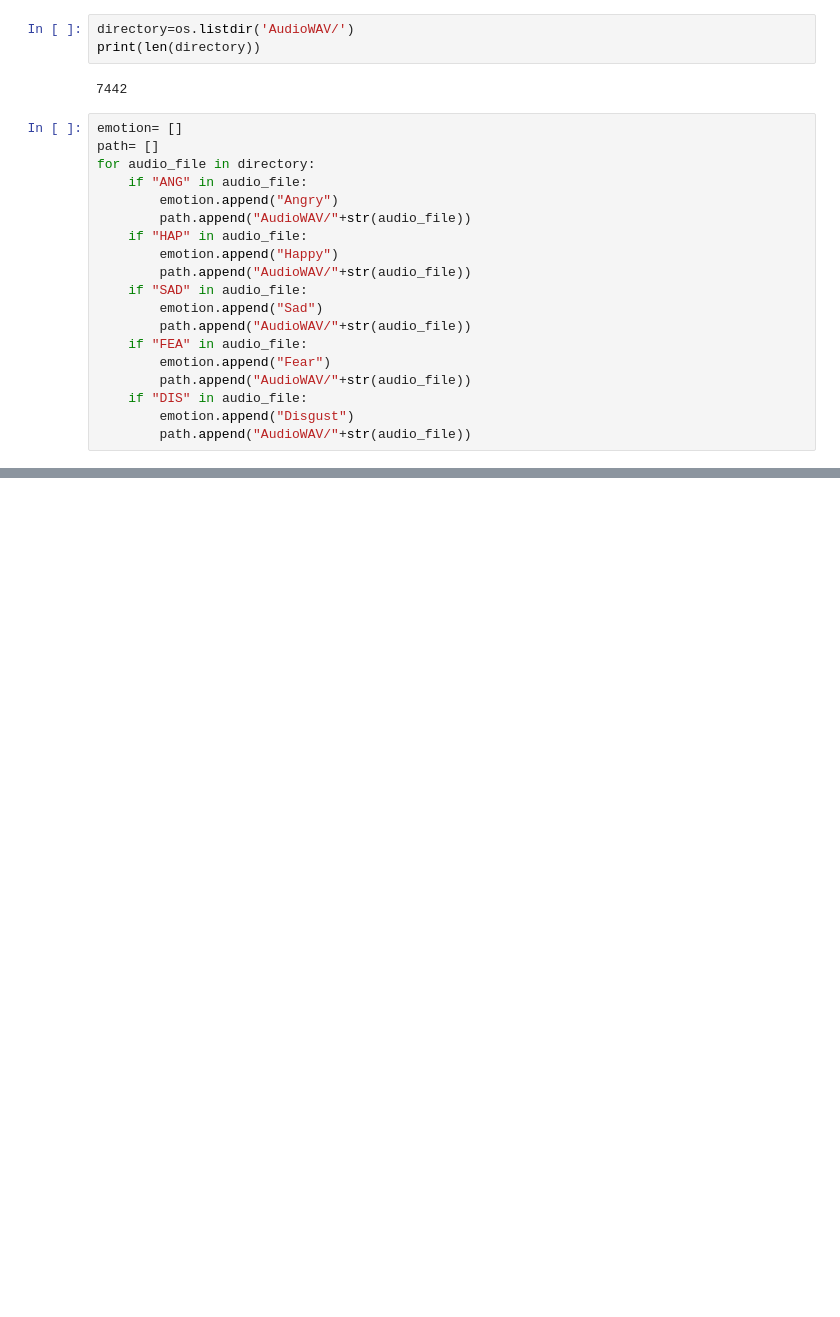
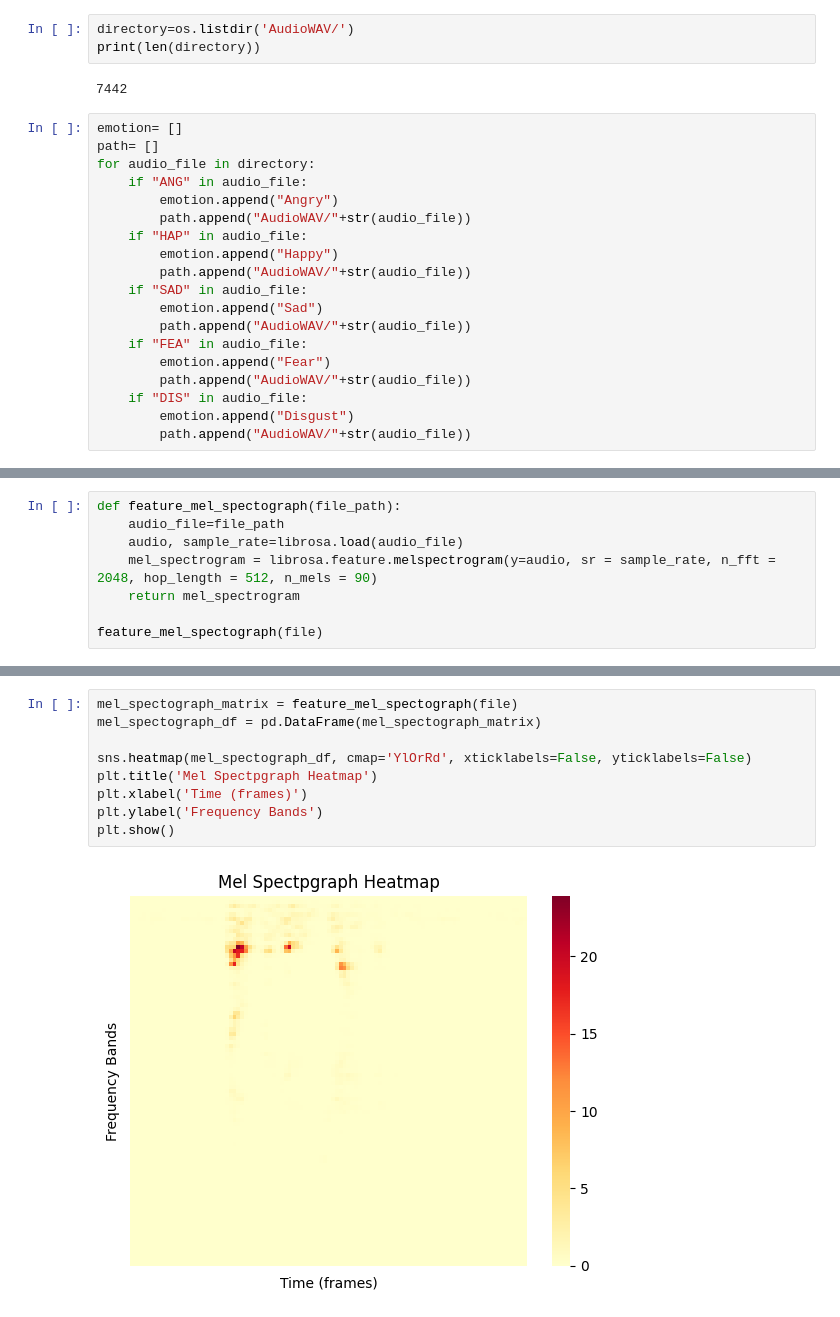
Before and after one commit to prempatell/Audio-Emotion-Detection, a Jupyter notebook: Audio Sentiment Analysis/preprocess.ipynb, the cells around one changed output, grey strips where cells are left out. Drawn from its saved outputs; the diff is of its cells as text; blank space fills up the shorter version.

```diff
--- a/Audio Sentiment Analysis/preprocess.ipynb
+++ b/Audio Sentiment Analysis/preprocess.ipynb
@@ -213,0 +207,8 @@ plt.show()
+# %%
+def feature_mel_spectograph(file_path):
+    audio_file=file_path
+    audio, sample_rate=librosa.load(audio_file)
+    mel_spectrogram = librosa.feature.melspectrogram(y=audio, sr = sample_rate, n_fft = 2048, hop_length = 512, n_mels = 90)
+    return mel_spectrogram
+
+feature_mel_spectograph(file)
@@ -214,3 +229,14 @@ plt.show()
+# %%
+mel_spectograph_matrix = feature_mel_spectograph(file)
+mel_spectograph_df = pd.DataFrame(mel_spectograph_matrix)
+
+sns.heatmap(mel_spectograph_df, cmap='YlOrRd', xticklabels=False, yticklabels=False)
+plt.title('Mel Spectpgraph Heatmap')
+plt.xlabel('Time (frames)')
+plt.ylabel('Frequency Bands')
+plt.show()
+# %% [output]
+[figure, added]
 # %%
 def feature_concat(file):
     mfcc_delta=feature_MFCC_Delta(file)[1]
```
Also changed, not shown: parts of 28 cells of this notebook.
